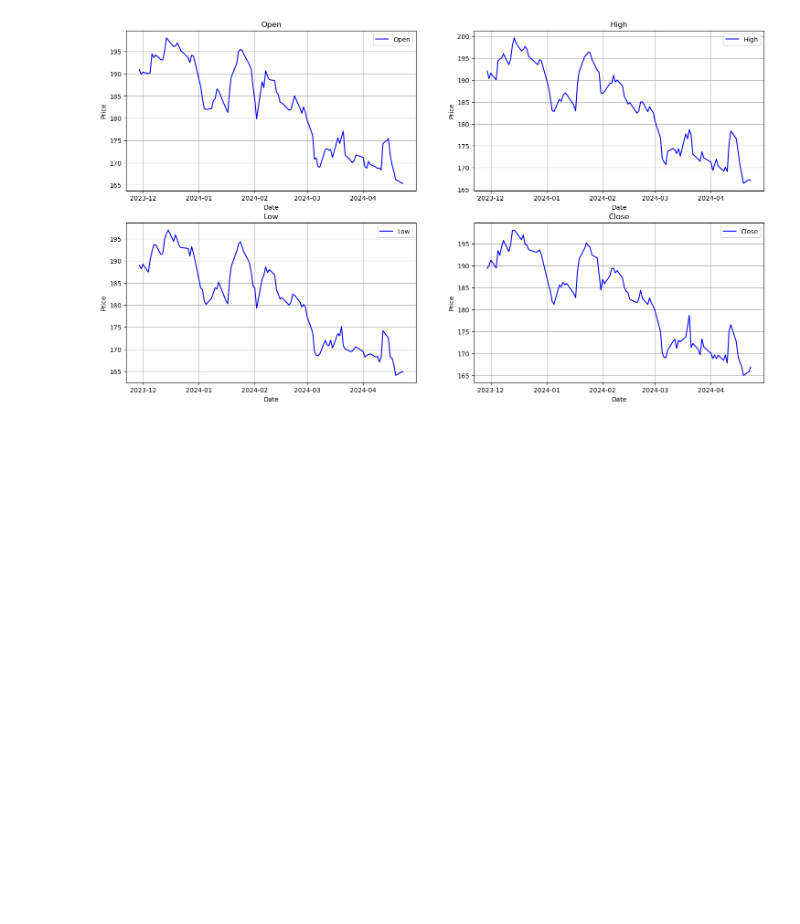
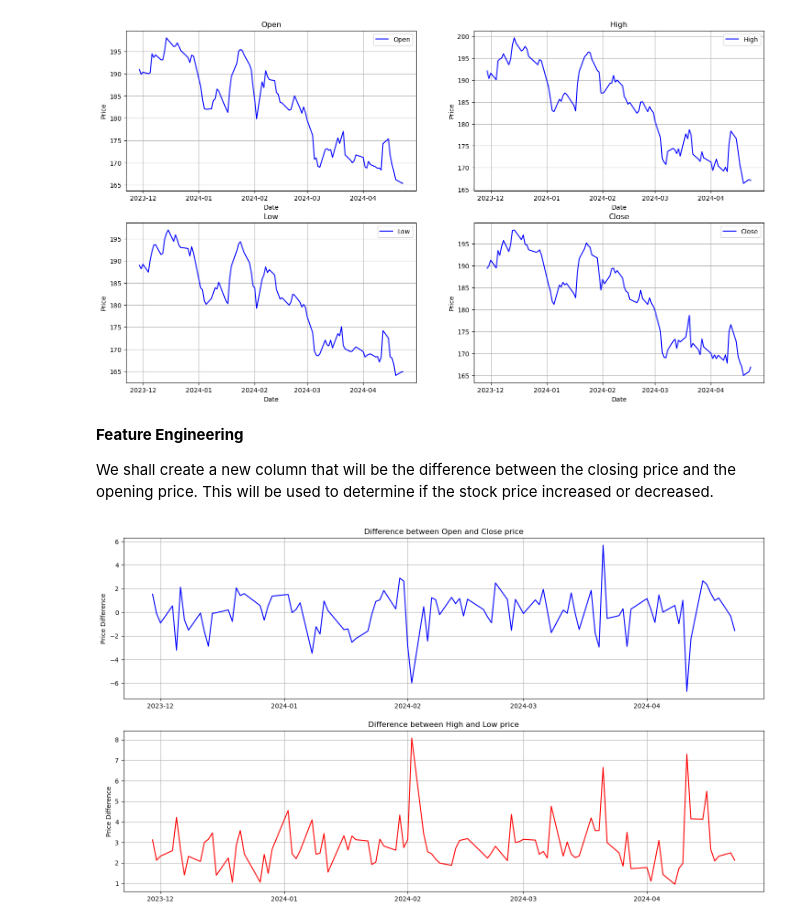
Before and after one commit to Billy272/Financial_bot, a Jupyter notebook: Algorithm_py/main.ipynb, the cells around one changed output. Saved outputs shown, nothing was run; the diff lists cells and outputs as text; code cells hidden in the pictures; blank space fills up the shorter version.

```diff
--- a/Algorithm_py/main.ipynb
+++ b/Algorithm_py/main.ipynb
@@ -92,3 +92,28 @@ for c in df.columns:
 plt.show()
 # %% [output]
 [figure]
+# %% [markdown]
+**Feature Engineering**
+
+We shall create a new column that will be the difference between the closing price and the opening price. This will be used to determine if the stock price increased or decreased.
+# %%
+# finding difference between open and close price
+df['Open-Close'] = df.Open - df.Close
+df['High-Low'] = df.High - df.Low
+
+plt.figure(figsize=(18, 10))
+plt.subplot(2, 1, 1)
+plt.title('Difference between Open and Close price')
+plt.plot(df.index, df['Open-Close'], color='blue')
+plt.grid()
+plt.ylabel('Price Difference')
+
+plt.subplot(2, 1, 2)
+plt.title('Difference between High and Low price')
+plt.plot(df.index, df['High-Low'], color='red')
+plt.grid()
+plt.ylabel('Price Difference')
+
+plt.show()
+# %% [output]
+[figure, added]
```
